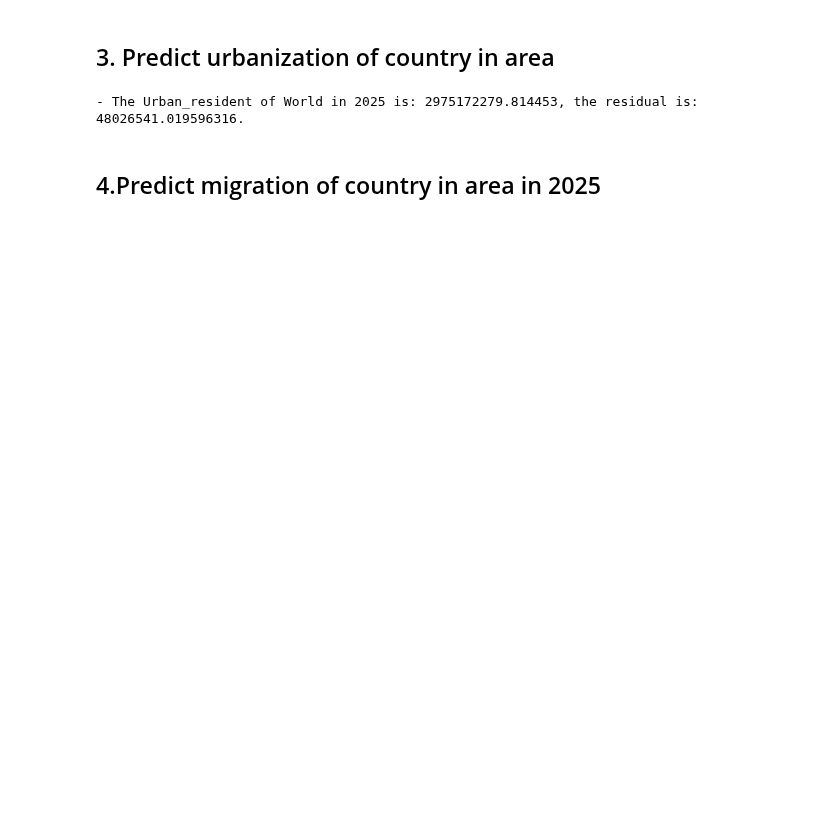
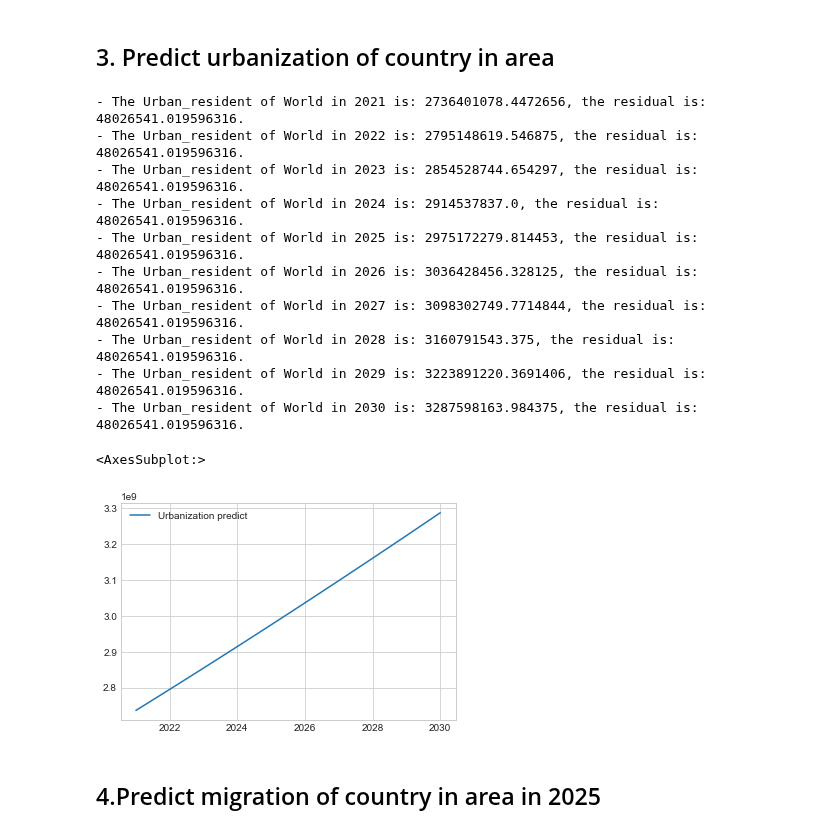
Before and after one commit to HoDangCao/Data-collection-and-population-analysis-of-Asia-and-North-America, a Jupyter notebook: DSProject - latest ver.ipynb, the cells around one changed output. Drawn from its saved outputs; the diff is of its cells as text; code cells hidden in the pictures; blank space fills up the shorter version.

```diff
--- a/DSProject - latest ver.ipynb
+++ b/DSProject - latest ver.ipynb
@@ -1030,13 +1053,28 @@ for i in range(0,len(listCountry)):
 # %% [markdown]
 ## 3. Predict urbanization of country in area
 # %%
-listField
+predictUrbanization={}
 powFieldValue, minRFieldValue = findTheBestNForMinRField('World',listField[5],popInfo)
-# printInfoField('World',listField[5],powFieldValue, minRFieldValue)
-predictYear = 2025
-predictField('World',listField[5],popInfo,predictYear,powFieldValue)
+for i in range (2021,2031):
+    predictYear = i
+    predictUrbanization.setdefault(i,predictField('World',listField[5],popInfo,predictYear,powFieldValue))
+
+# predictPop=pd.DataFrame
+predictUrbanization=pd.DataFrame.from_dict(predictUrbanization,orient='index',columns=['Urbanization predict'])
+predictUrbanization.plot()
 # %% [output]
+- The Urban_resident of World in 2021 is: 2736401078.4472656, the residual is: 48026541.019596316.
+- The Urban_resident of World in 2022 is: 2795148619.546875, the residual is: 48026541.019596316.
+- The Urban_resident of World in 2023 is: 2854528744.654297, the residual is: 48026541.019596316.
+- The Urban_resident of World in 2024 is: 2914537837.0, the residual is: 48026541.019596316.
 - The Urban_resident of World in 2025 is: 2975172279.814453, the residual is: 48026541.019596316.
+- The Urban_resident of World in 2026 is: 3036428456.328125, the residual is: 48026541.019596316.
+- The Urban_resident of World in 2027 is: 3098302749.7714844, the residual is: 48026541.019596316.
+- The Urban_resident of World in 2028 is: 3160791543.375, the residual is: 48026541.019596316.
+- The Urban_resident of World in 2029 is: 3223891220.3691406, the residual is: 48026541.019596316.
+- The Urban_resident of World in 2030 is: 3287598163.984375, the residual is: 48026541.019596316.
+<AxesSubplot:>
+[figure, added]
 # %% [markdown]
 ## 4.Predict migration of country in area in 2025
 # %%
```
Also changed, not shown: parts of 14 cells of this notebook.
